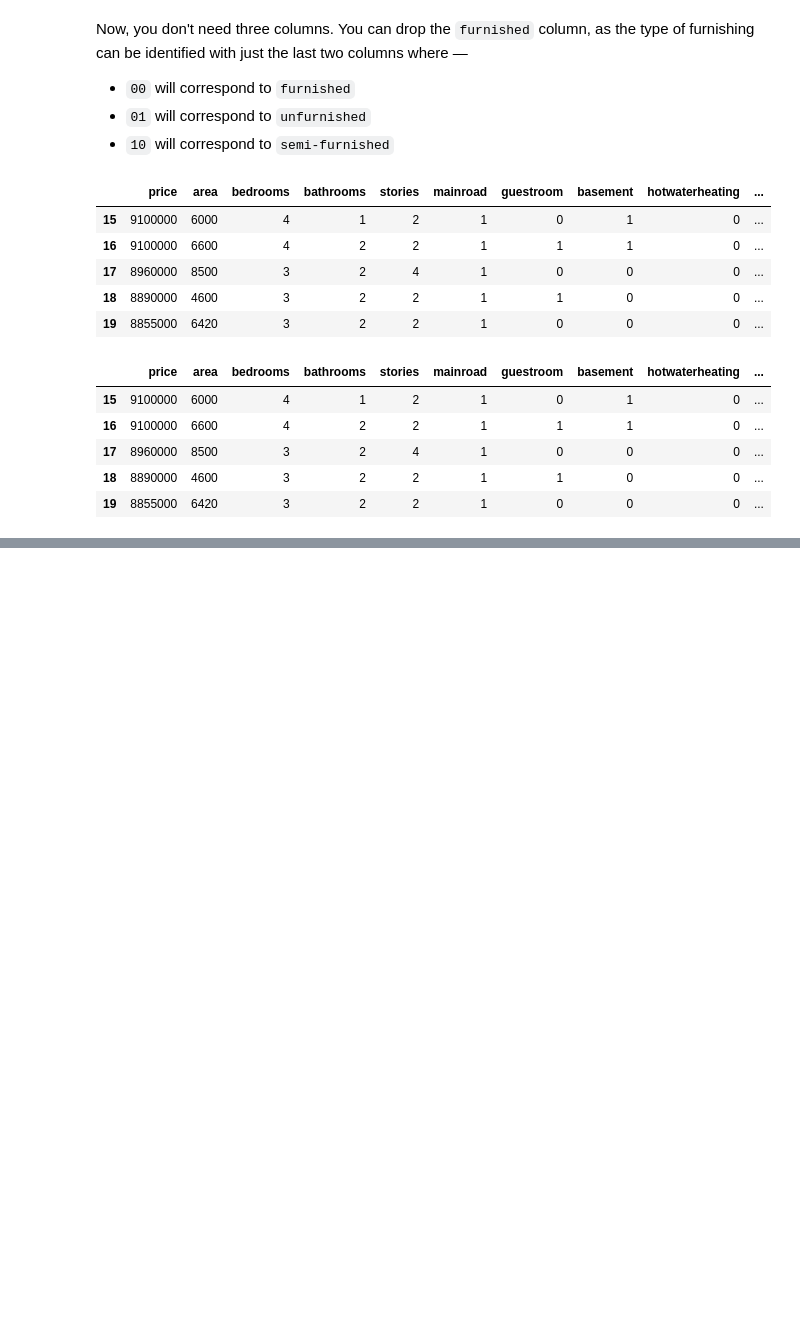
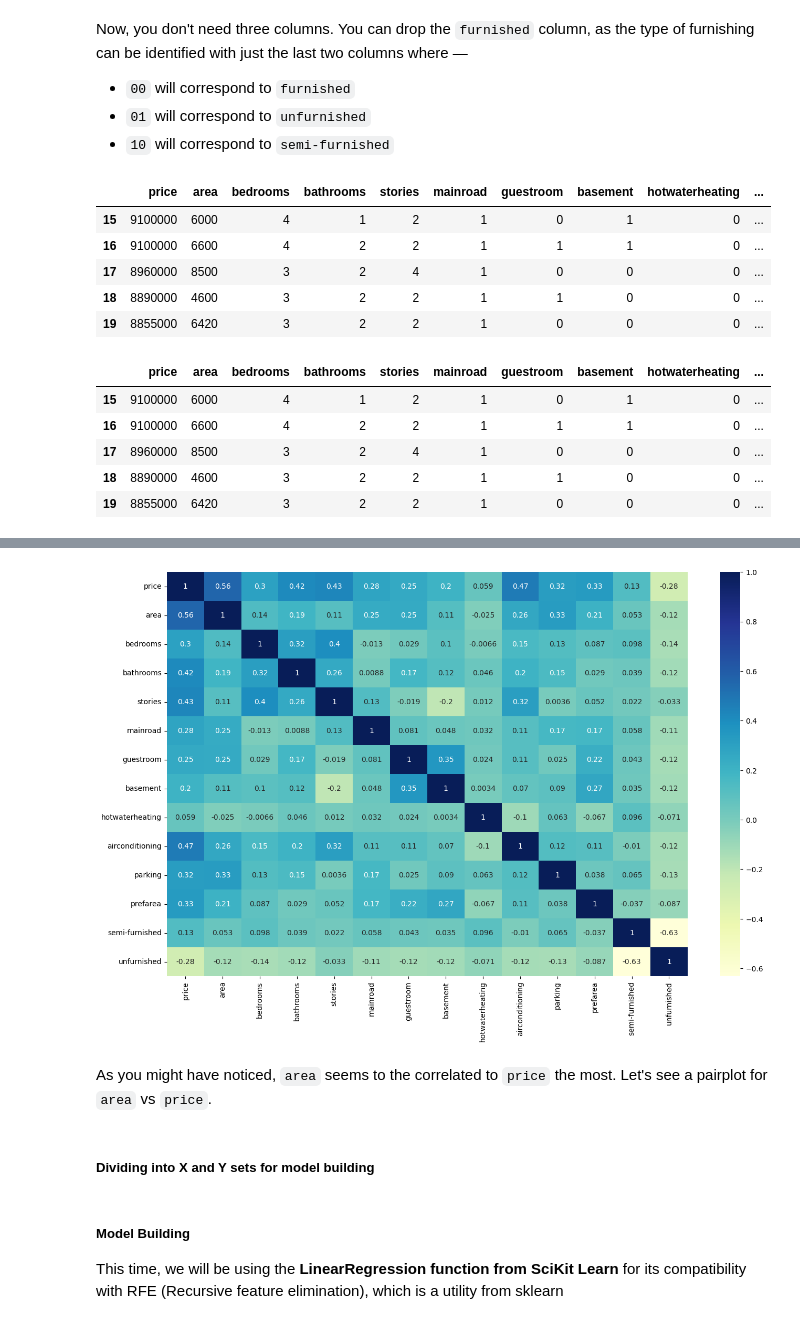
Before and after one commit to nagrohan579/house_price_prediction_linear_regression_model, a Jupyter notebook: house_price_prediction_linear_regression_model.ipynb, the cells around one changed output, grey strips where cells are left out. Saved outputs shown, nothing was run; the diff lists cells and outputs as text; code cells hidden in the pictures; blank space fills up the shorter version.

Commit message:
Data splitted into test and train sets, RFE model building

```diff
--- a/house_price_prediction_linear_regression_model.ipynb
+++ b/house_price_prediction_linear_regression_model.ipynb
@@ -271,0 +276,6 @@ housing.head()
+# %%
+from sklearn.model_selection import train_test_split
+
+# We specify this so that the train and test data set always have the same rows, respectively
+np.random.seed(0)
+df_train, df_test = train_test_split(housing, train_size = 0.7, test_size = 0.3, random_state = 100)
@@ -271,0 +293,7 @@ housing.head()
+# %%
+scaler = MinMaxScaler()
+# %%
+# Apply scaler() to all the columns except the 'yes-no' and 'dummy' variables
+num_vars = ['area', 'bedrooms', 'bathrooms', 'stories', 'parking','price']
+
+df_train[num_vars] = scaler.fit_transform(df_train[num_vars])
@@ -271,0 +321,12 @@ housing.head()
+# %%
+# Let's check the correlation coefficients to see which variables are highly correlated
+
+plt.figure(figsize = (16, 10))
+sns.heatmap(df_train.corr(), annot = True, cmap="YlGnBu")
+plt.show()
+# %% [output]
+[figure, added]
+# %% [markdown]
+As you might have noticed, `area` seems to the correlated to `price` the most. Let's see a pairplot for `area` vs `price`.
+# %% [markdown]
+##### Dividing into X and Y sets for model building
@@ -271,0 +336,4 @@ housing.head()
+# %% [markdown]
+##### Model Building
+
+This time, we will be using the **LinearRegression function from SciKit Learn** for its compatibility with RFE (Recursive feature elimination), which is a utility from sklearn
```
Also changed, not shown: parts of 13 cells of this notebook.
